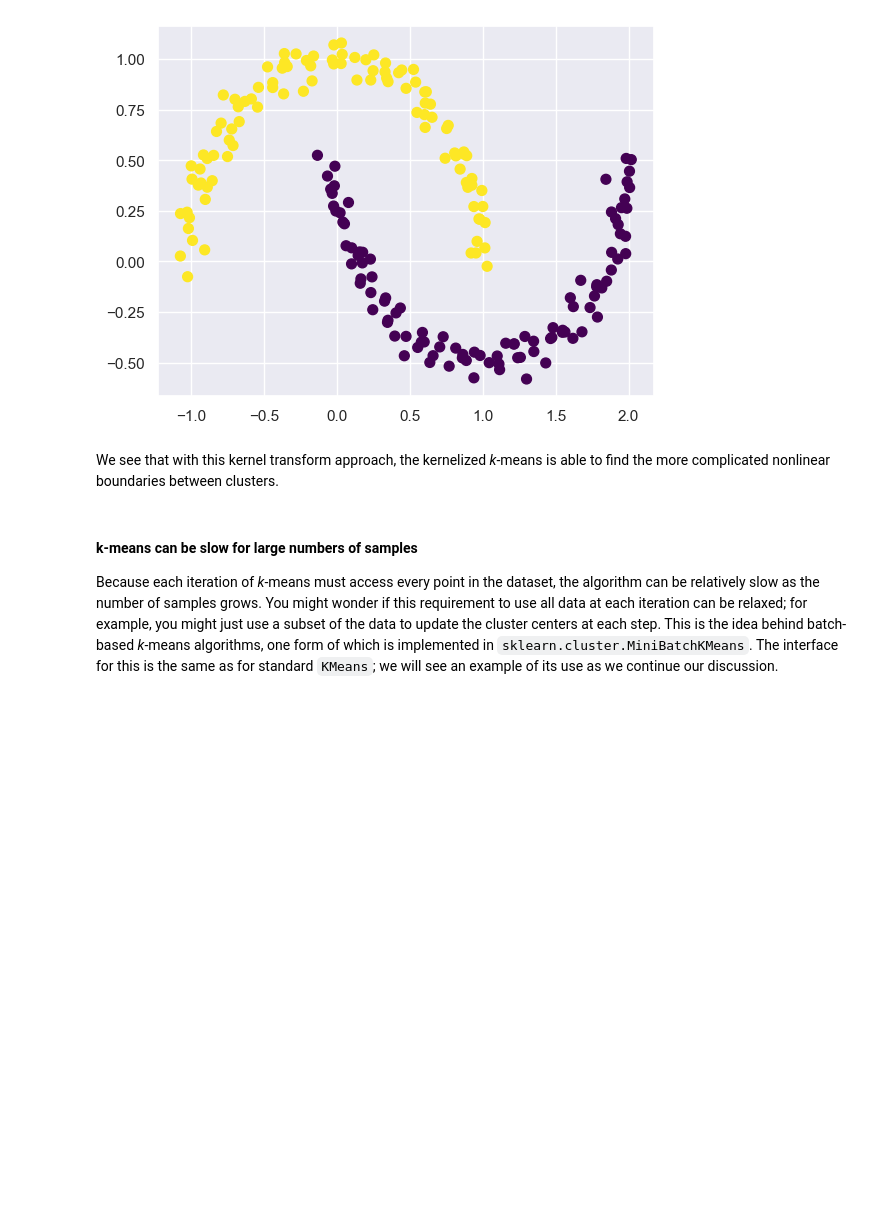
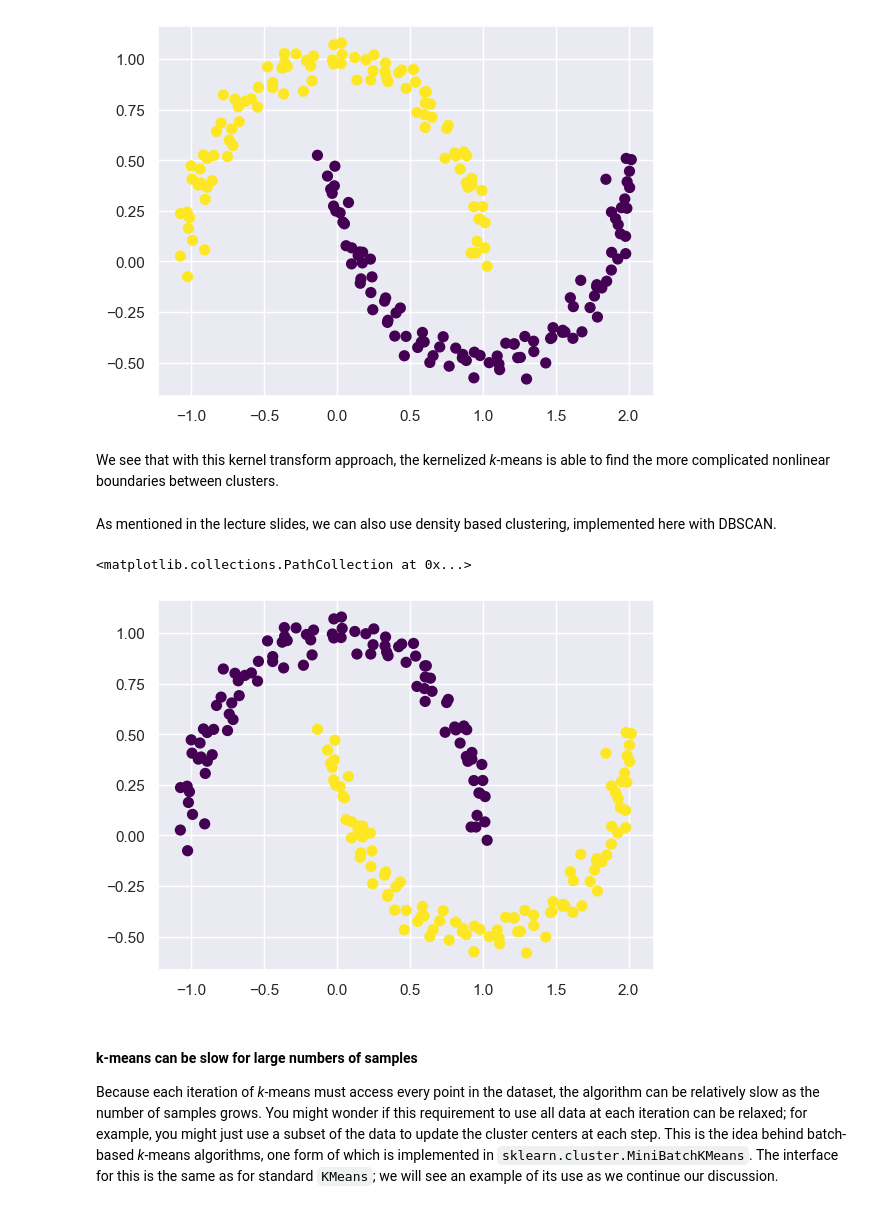
Before and after one commit to sippohippo/PythonForBusinessInt2026, a Jupyter notebook: notebooks/L7_1_kmeans_dbscan.ipynb, the cells around one changed output. Saved outputs shown, nothing was run; the diff lists cells and outputs as text; code cells hidden in the pictures; blank space fills up the shorter version.

```diff
--- a/notebooks/L7_1_kmeans_dbscan.ipynb
+++ b/notebooks/L7_1_kmeans_dbscan.ipynb
@@ -175,6 +175,18 @@ plt.scatter(X[:, 0], X[:, 1], c=labels,
 [figure]
 # %% [markdown]
 We see that with this kernel transform approach, the kernelized *k*-means is able to find the more complicated nonlinear boundaries between clusters.
+# %% [markdown]
+As mentioned in the lecture slides, we can also use density based clustering, implemented here with DBSCAN.
+# %%
+from sklearn.cluster import DBSCAN
+
+model = DBSCAN(eps=0.3, min_samples=5)
+labels = model.fit_predict(X)
+plt.scatter(X[:, 0], X[:, 1], c=labels,
+            s=50, cmap='viridis')
+# %% [output]
+<matplotlib.collections.PathCollection at 0x...>
+[figure, added]
 # %% [markdown]
 #### k-means can be slow for large numbers of samples
 Because each iteration of *k*-means must access every point in the dataset, the algorithm can be relatively slow as the number of samples grows.
```
Also changed, not shown: parts of 2 cells of this notebook.
